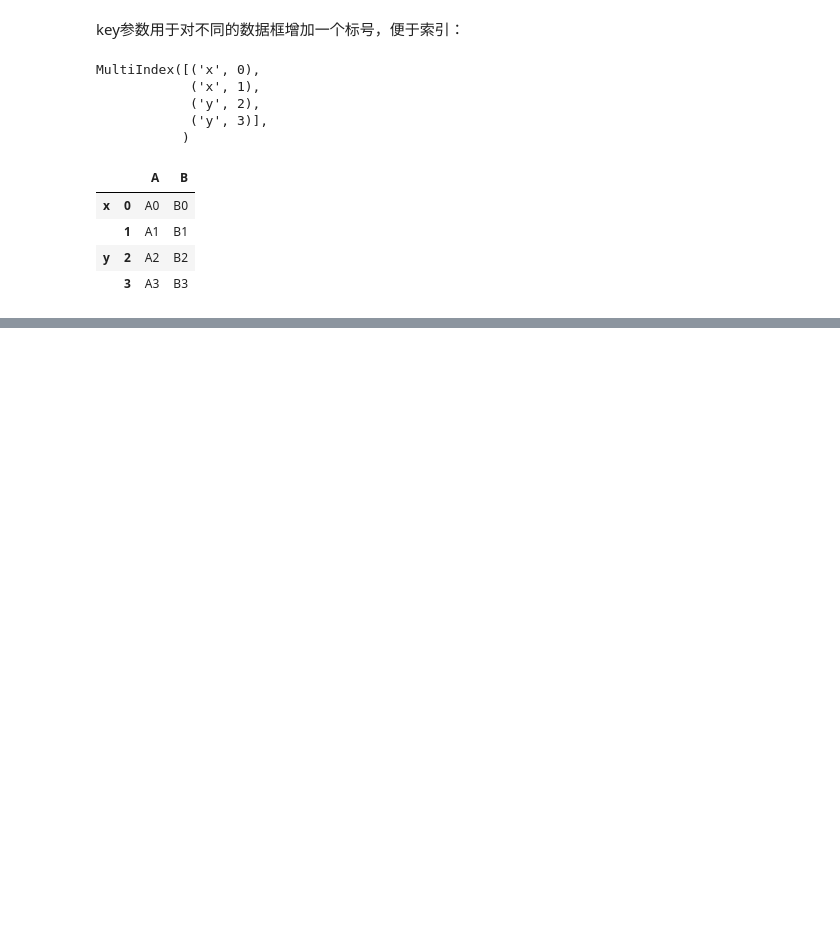
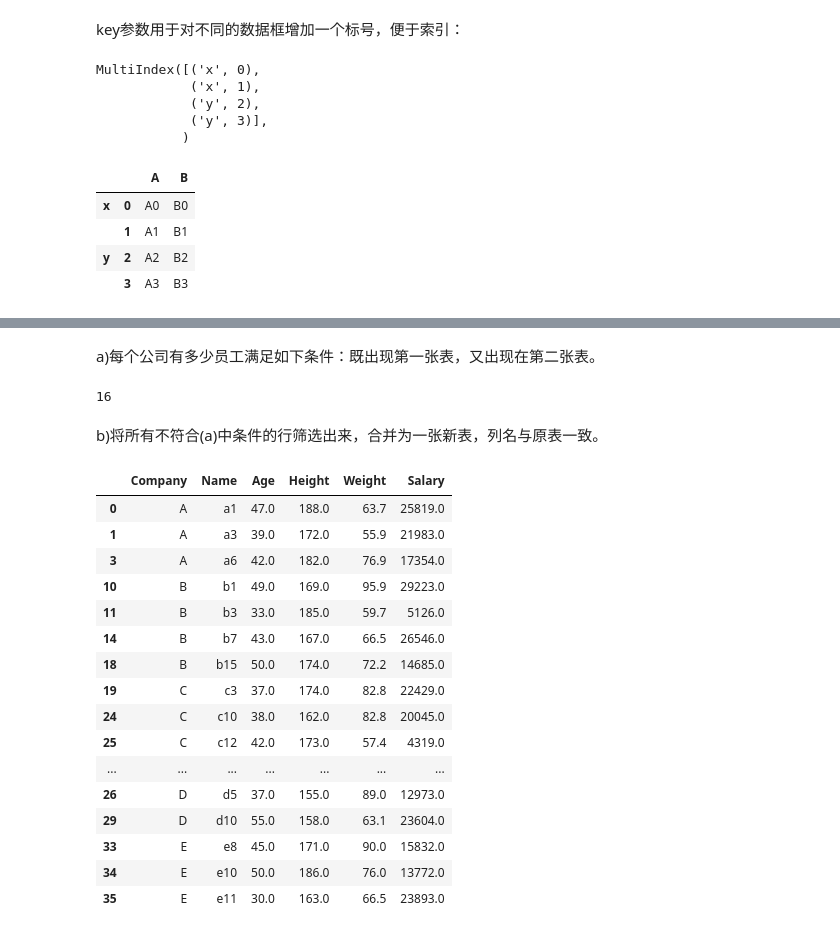
Before and after one commit to scxixixi/Pandas_Learning, a Jupyter notebook: Day5打卡.ipynb, the cells around one changed output, grey strips where cells are left out. Drawn from its saved outputs; the diff is of its cells as text; code cells hidden in the pictures; blank space fills up the shorter version.

```diff
--- a/Day5打卡.ipynb
+++ b/Day5打卡.ipynb
@@ -367,0 +619,3 @@ pd.concat([df1,df2], keys=['x', 'y'])
+# %%
+df1=pd.read_csv('data/Employee1.csv')
+df1.head()
@@ -367,0 +629,3 @@ pd.concat([df1,df2], keys=['x', 'y'])
+# %%
+df2=pd.read_csv('data/Employee2.csv')
+df2.head()
@@ -367,0 +639,32 @@ pd.concat([df1,df2], keys=['x', 'y'])
+# %% [markdown]
+a)每个公司有多少员工满足如下条件：既出现第一张表，又出现在第二张表。
+# %%
+pd.merge(df1,df2,on='Name').shape[0]
+# %% [output]
+16
+# %% [markdown]
+b)将所有不符合(a)中条件的行筛选出来，合并为一张新表，列名与原表一致。
+# %%
+a =  pd.merge(df1,df2,on='Name')['Name']
+b = df1.append(df2)
+# %%
+result = b.where(b['Name'].isin(a)).dropna()
+result
+# %% [output]
+|  | Company | Name | Age | Height | Weight | Salary |
+| 0 | A | a1 | 47.0 | 188.0 | 63.7 | 25819.0 |
+| 1 | A | a3 | 39.0 | 172.0 | 55.9 | 21983.0 |
+| 3 | A | a6 | 42.0 | 182.0 | 76.9 | 17354.0 |
+| 10 | B | b1 | 49.0 | 169.0 | 95.9 | 29223.0 |
+| 11 | B | b3 | 33.0 | 185.0 | 59.7 | 5126.0 |
+| 14 | B | b7 | 43.0 | 167.0 | 66.5 | 26546.0 |
+| 18 | B | b15 | 50.0 | 174.0 | 72.2 | 14685.0 |
+| 19 | C | c3 | 37.0 | 174.0 | 82.8 | 22429.0 |
+| 24 | C | c10 | 38.0 | 162.0 | 82.8 | 20045.0 |
+| 25 | C | c12 | 42.0 | 173.0 | 57.4 | 4319.0 |
+| ... | ... | ... | ... | ... | ... | ... |
+| 26 | D | d5 | 37.0 | 155.0 | 89.0 | 12973.0 |
+| 29 | D | d10 | 55.0 | 158.0 | 63.1 | 23604.0 |
+| 33 | E | e8 | 45.0 | 171.0 | 90.0 | 15832.0 |
+| 34 | E | e10 | 50.0 | 186.0 | 76.0 | 13772.0 |
+| 35 | E | e11 | 30.0 | 163.0 | 66.5 | 23893.0 |
```
Also changed, not shown: parts of 41 cells of this notebook.
